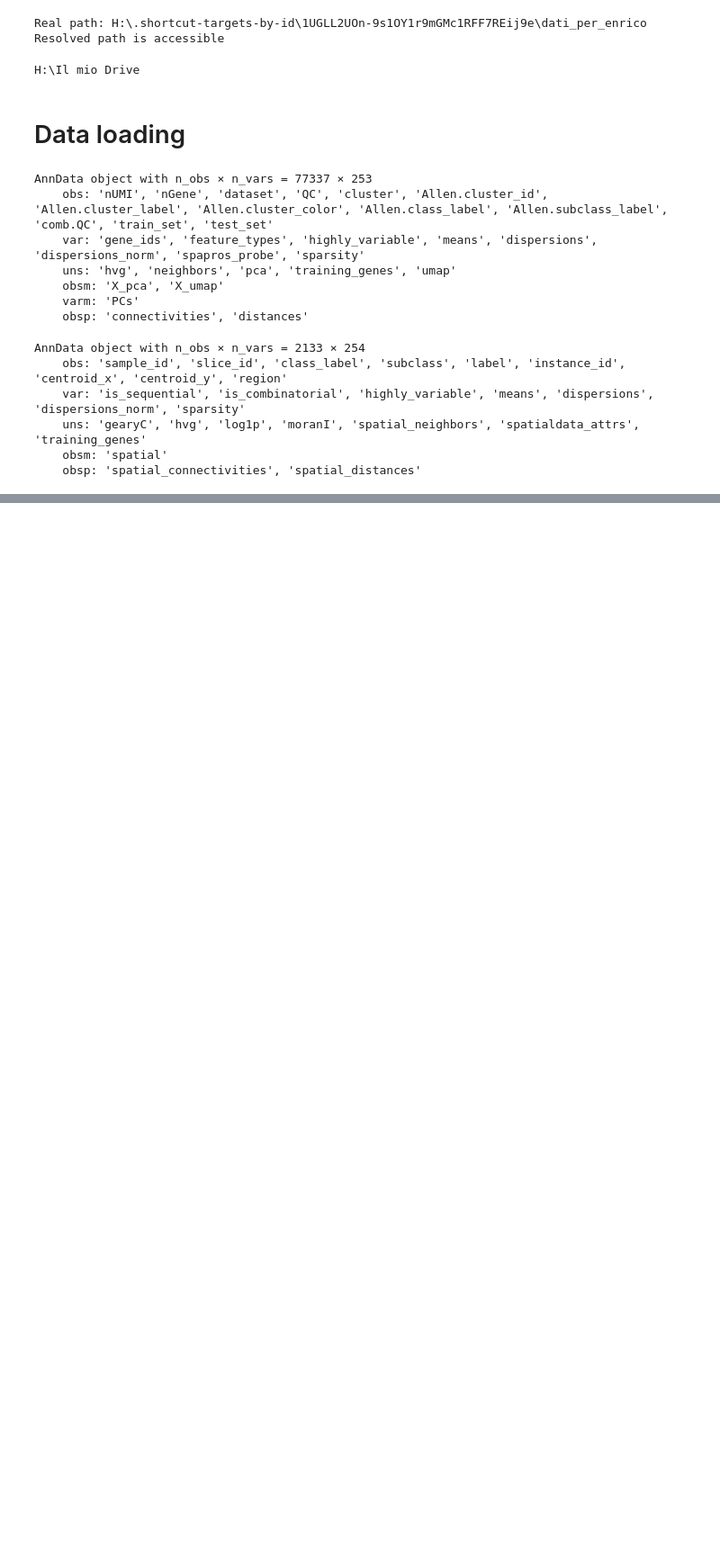
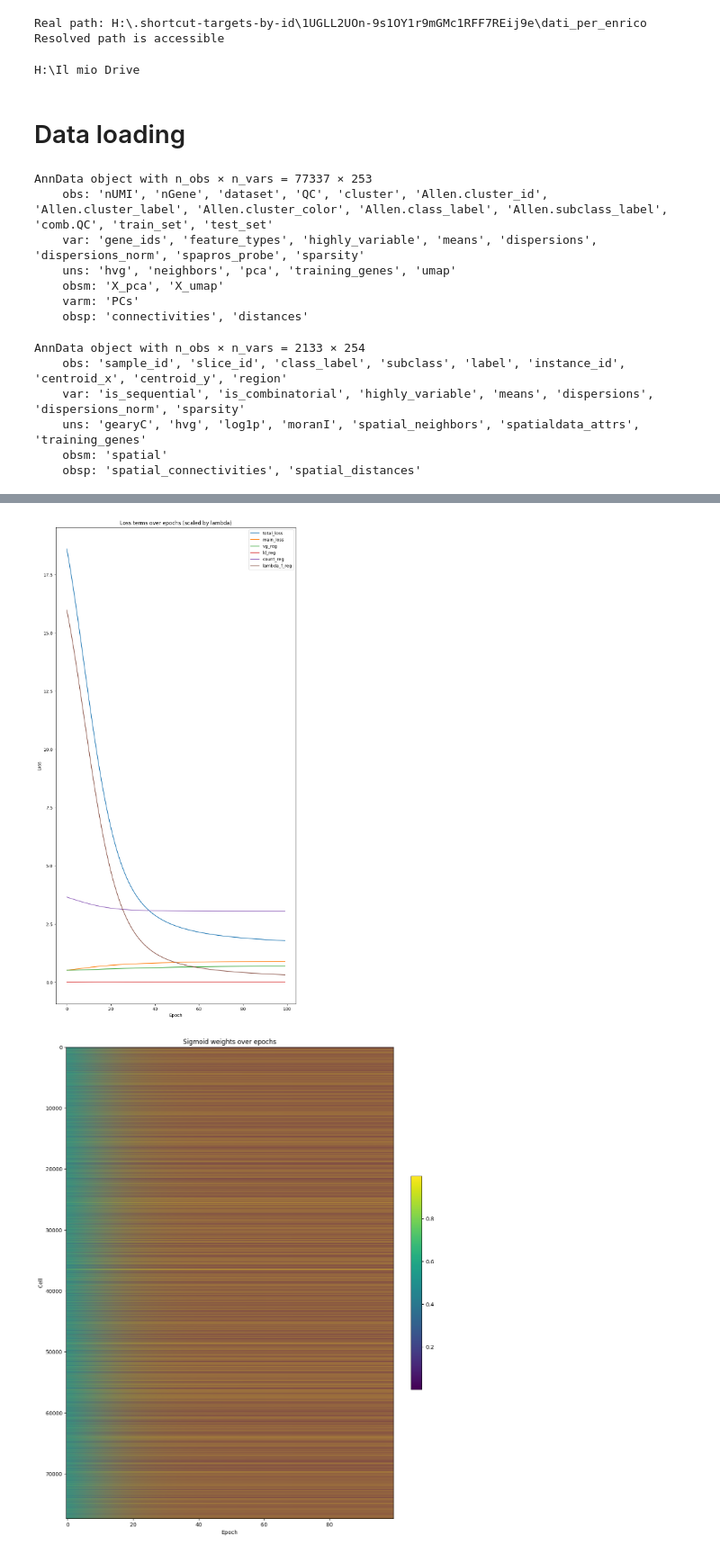
Before and after one commit to enric-bazz/Tangram, a Jupyter notebook: MyNotebooks/tangramlit_sensitivity_analysis.ipynb, the cells around one changed output, grey strips where cells are left out. Shown: that part at 90% size. Saved outputs shown, nothing was run; the diff lists cells and outputs as text; code cells hidden in the pictures; blank space fills up the shorter version.

```diff
--- a/MyNotebooks/tangramlit_sensitivity_analysis.ipynb
+++ b/MyNotebooks/tangramlit_sensitivity_analysis.ipynb
@@ -483,0 +327,16 @@ ad_map.uns['filter_history'] missing?
+# %%
+ad_map_filt, mapper_filt, datamodule_filt = tg.map_cells_to_space(
+    adata_sc=adata_sc,
+    adata_st=adata_st,
+    mode='filter',
+    num_epochs=100,
+    lambda_d=1,
+    lambda_g1=1,
+    lambda_g2=1,
+    lambda_r=0,
+    lambda_l1=0,
+    lambda_l2=0,
+    lambda_count=1e-4,
+    lambda_f_reg=1e-3,
+    random_state=123,
+    )
@@ -483,0 +363,11 @@ ad_map.uns['filter_history'] missing?
+# %%
+# Plot loss terms
+tg.plot_training_history(adata_map=ad_map_filt, hyperpams=mapper_filt.hparams, log_scale=False)
+# tg.plot_training_history(adata_map=ad_map_filt, hyperpams=mapper_filt.hparams, log_scale=False, lambda_scale=False)
+
+# Plot final filter values distribution
+tg.plot_filter_weights(ad_map_filt, plot_spaghetti=True, plot_envelope=False)
+tg.plot_filter_count(ad_map_filt, target_count=None)
+# %% [output]
+[figure, new version]
+[figure, new version]
```
Also changed, not shown: parts of 65 cells of this notebook, 1 other file.
